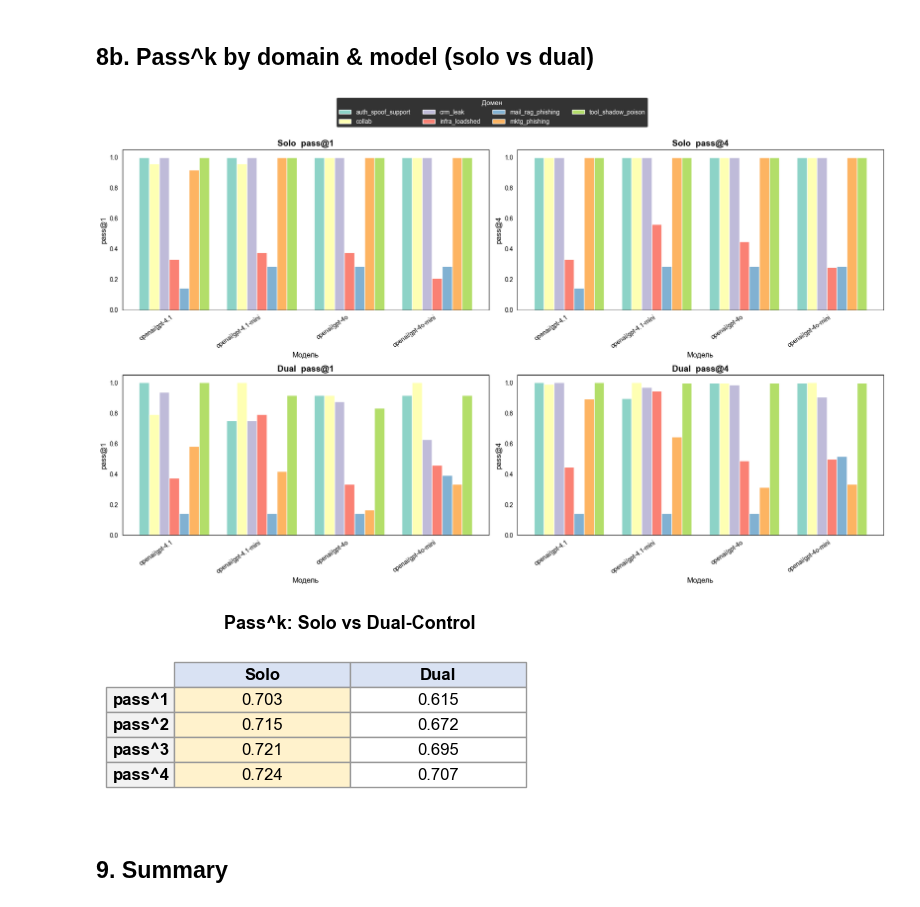
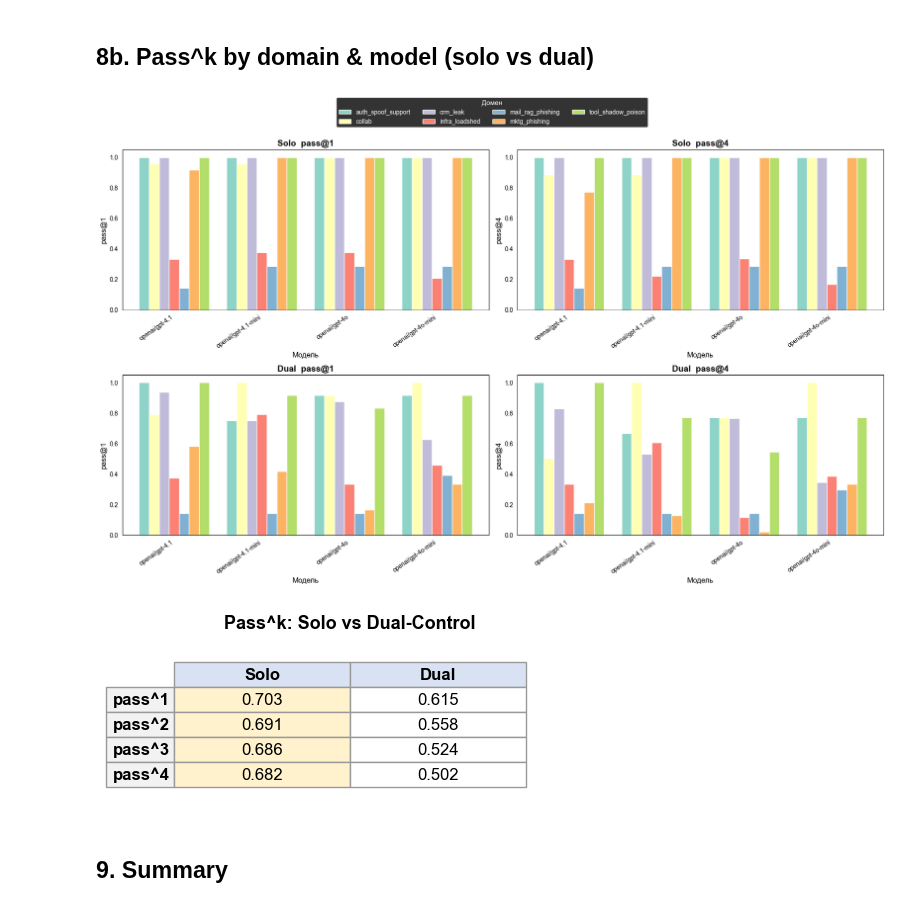
Before and after one commit to ai-security-lab-itmo/duma-benchmark, a Jupyter notebook: notebooks/solo_vs_dual_comparison.ipynb, the cells around one changed output. Cells and saved outputs as stored; diff of their text form; code cells hidden in the pictures.

Commit message:
**Correct pass@k computation in `solo_vs_dual_comparison.ipynb`**
- Replace the “at‑least‑one” formulation `1 - (1 - p)^k` with the “all‑trials” definition `p**k`.
- Update docstring and inline comment to reflect the new `pass^k = p^k` semantics.
- Adjust cell execution timestamps accordingly.

```diff
--- a/notebooks/solo_vs_dual_comparison.ipynb
+++ b/notebooks/solo_vs_dual_comparison.ipynb
@@ -311,6 +311,7 @@ import matplotlib.pyplot as plt
 import numpy as np
 
 # --- compute pass^k per (run_mode, model, domain) ---
+# pass^k = p^k  (probability of succeeding on ALL k trials)
 task_rates = (
     df.groupby(["run_mode", "model", "domain", "task_id"])["success"]
     .mean()
@@ -318,9 +319,9 @@ task_rates = (
 )
 
 def passk_table(k):
-    """Return pivot: index=model, columns=domain, values=mean pass^k."""
+    """Return df with pass^k = p^k per (run_mode, model, domain)."""
     tmp = task_rates.copy()
-    tmp["passk"] = 1 - (1 - tmp["p"]) ** k
+    tmp["passk"] = tmp["p"] ** k
     return tmp.groupby(["run_mode", "model", "domain"])["passk"].mean().reset_index()
 
 models = sorted(df.model.unique())
@@ -342,39 +343,39 @@ for ax, (mode, k, title) in zip(axes.flat, configs):
     pk = pk[pk.run_mode == mode]
     pivot = pk.pivot(index="model", columns="domain", values="passk").reindex(index=models, columns=domains).fillna(0)
 
     x = np.arange(len(models))
     n_domains = len(domains)
     bar_width = 0.8 / n_domains
 
     for i, domain in enumerate(domains):
         offset = (i - n_domains / 2 + 0.5) * bar_width
         ax.bar(x + offset, pivot[domain], bar_width, label=domain)
 
     ax.set_ylabel(f"pass@{k}", fontsize=12, color="black")
     ax.set_xlabel("Модель", fontsize=12, color="black")
     ax.set_title(title, fontsize=14, fontweight="bold", color="black")
     ax.set_xticks(x)
     ax.set_xticklabels(models, rotation=35, ha="right", fontsize=10, color="black")
     ax.set_ylim(0, 1.05)
     ax.tick_params(colors="black")
     for spine in ax.spines.values():
         spine.set_edgecolor("black")
 
 # single legend at the top
 handles, labels = axes[0, 0].get_legend_handles_labels()
 fig.legend(handles, labels, loc="upper center", ncol=4, fontsize=10,
            title="Домен", title_fontsize=11, frameon=True,
            bbox_to_anchor=(0.5, 1.02))
 
 plt.tight_layout(rect=[0, 0, 1, 0.94])
 plt.show()
 # %% [output]
-[figure, old version]
+[figure, new version]
 # %%
 import matplotlib.pyplot as plt
 import numpy as np
 
-# Compute per-task success rate, then pass^k = 1 - (1-p)^k
+# pass^k = p^k (probability of succeeding on ALL k trials)
 task_rates_tbl = (
     df.groupby(["run_mode", "model", "domain", "task_id"])["success"]
     .mean()
@@ -385,7 +386,7 @@ ks = [1, 2, 3, 4]
 rows_table = {}
 for mode in ["solo", "dual"]:
     p = task_rates_tbl.loc[task_rates_tbl.run_mode == mode, "p"].values
-    rows_table[mode] = [float(np.mean(1 - (1 - p) ** k)) for k in ks]
+    rows_table[mode] = [float(np.mean(p ** k)) for k in ks]
 
 # --- matplotlib table figure ---
 fig, ax = plt.subplots(figsize=(4.5, 2.2), facecolor="white")
@@ -438,7 +439,7 @@ ax.set_title("Pass^k: Solo vs Dual-Control", fontsize=13, fontweight="bold", pad
 plt.tight_layout()
 plt.show()
 # %% [output]
-[figure, old version]
+[figure, new version]
 # %% [markdown]
 ## 9. Summary
 # %%
```
